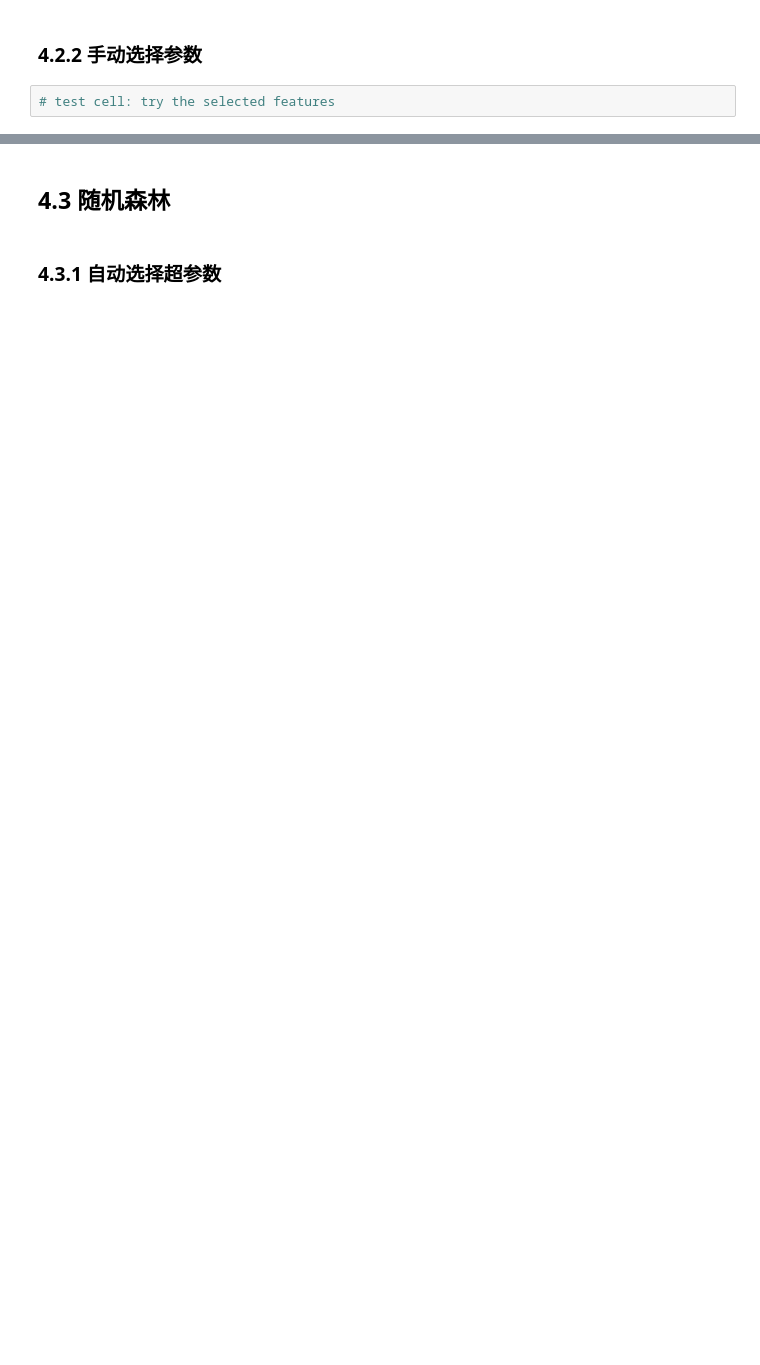
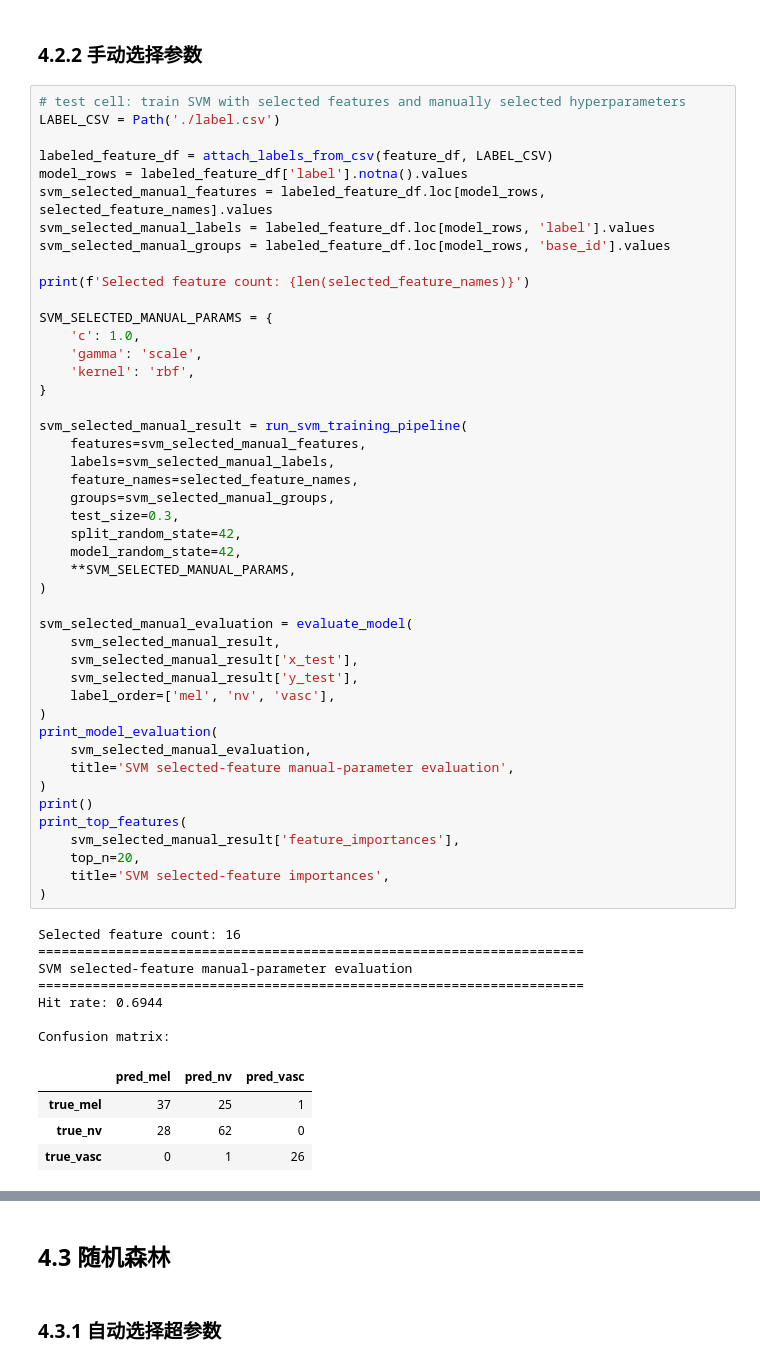
Before and after one commit to right-or-not/BIP, a Jupyter notebook: project2/Data_Proj2_Submit/submit.ipynb, the cells around one changed output, grey strips where cells are left out. Saved outputs shown, nothing was run; the diff lists cells and outputs as text; blank space fills up the shorter version.

```diff
--- a/project2/Data_Proj2_Submit/submit.ipynb
+++ b/project2/Data_Proj2_Submit/submit.ipynb
@@ -2866,4 +3674,59 @@ Final selected features:
 # %% [markdown]
 ### 4.2.2 手动选择参数
 # %%
-# test cell: try the selected features
+# test cell: train SVM with selected features and manually selected hyperparameters
+LABEL_CSV = Path('./label.csv')
+
+labeled_feature_df = attach_labels_from_csv(feature_df, LABEL_CSV)
+model_rows = labeled_feature_df['label'].notna().values
+svm_selected_manual_features = labeled_feature_df.loc[model_rows, selected_feature_names].values
+svm_selected_manual_labels = labeled_feature_df.loc[model_rows, 'label'].values
+svm_selected_manual_groups = labeled_feature_df.loc[model_rows, 'base_id'].values
+
+print(f'Selected feature count: {len(selected_feature_names)}')
+
+SVM_SELECTED_MANUAL_PARAMS = {
+    'c': 1.0,
+    'gamma': 'scale',
+    'kernel': 'rbf',
+}
+
+svm_selected_manual_result = run_svm_training_pipeline(
+    features=svm_selected_manual_features,
+    labels=svm_selected_manual_labels,
+    feature_names=selected_feature_names,
+    groups=svm_selected_manual_groups,
+    test_size=0.3,
+    split_random_state=42,
+    model_random_state=42,
+    **SVM_SELECTED_MANUAL_PARAMS,
+)
+
+svm_selected_manual_evaluation = evaluate_model(
+    svm_selected_manual_result,
+    svm_selected_manual_result['x_test'],
+    svm_selected_manual_result['y_test'],
+    label_order=['mel', 'nv', 'vasc'],
+)
+print_model_evaluation(
+    svm_selected_manual_evaluation,
+    title='SVM selected-feature manual-parameter evaluation',
+)
+print()
+print_top_features(
+    svm_selected_manual_result['feature_importances'],
+    top_n=20,
+    title='SVM selected-feature importances',
+)
+# %% [output]
+Selected feature count: 16
+======================================================================
+SVM selected-feature manual-parameter evaluation
+======================================================================
+Hit rate: 0.6944
+
+Confusion matrix:
+|  | pred_mel | pred_nv | pred_vasc |
+| true_mel | 37 | 25 | 1 |
+| true_nv | 28 | 62 | 0 |
+| true_vasc | 0 | 1 | 26 |
```
Also changed, not shown: parts of 113 cells of this notebook, 6 other files.
